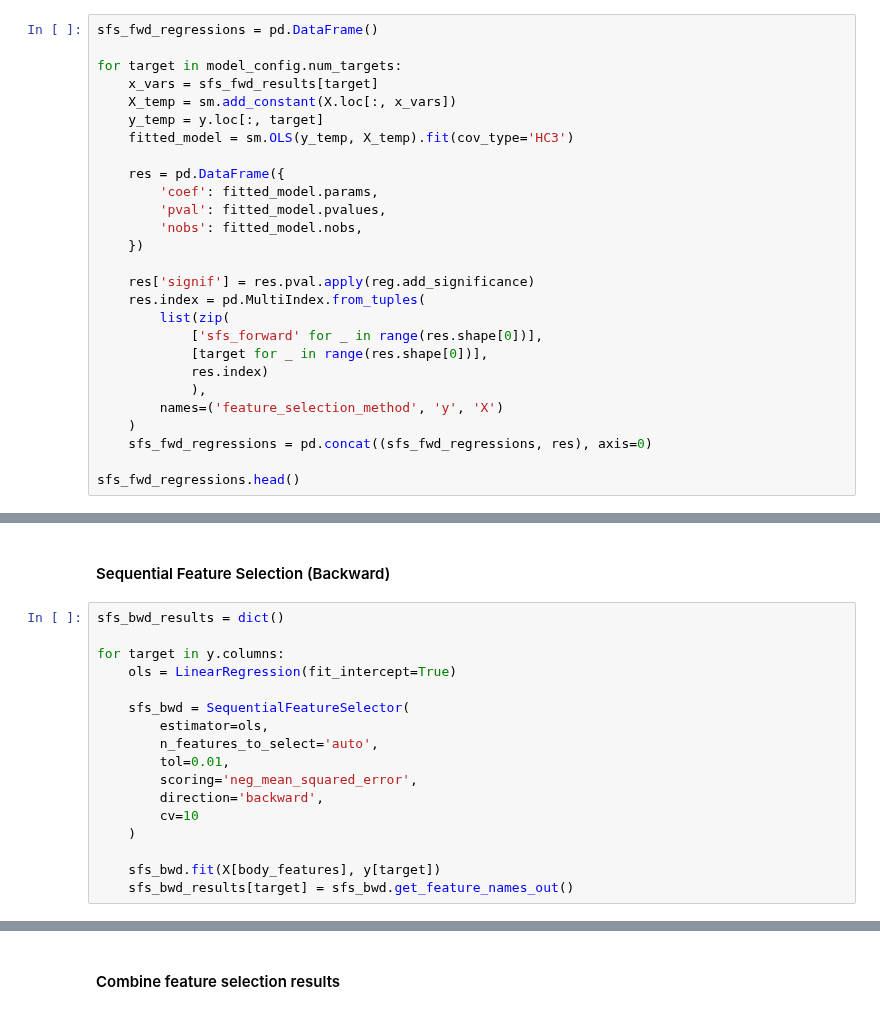
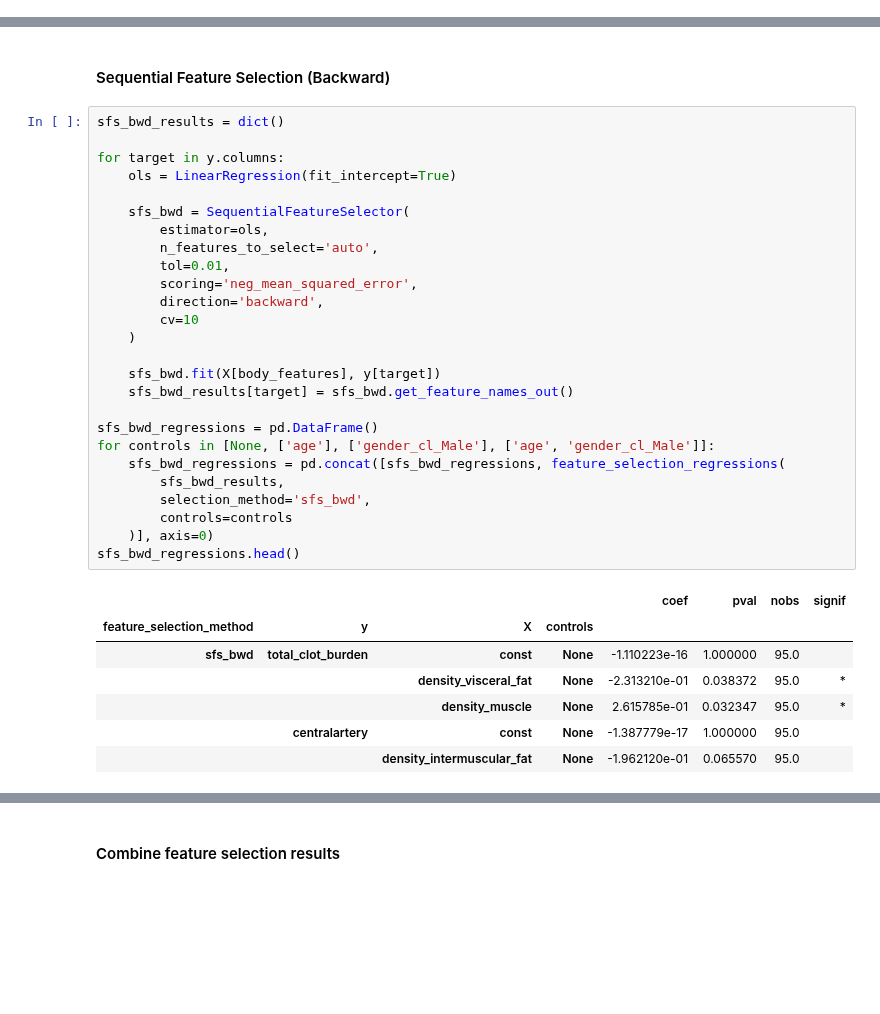
Before and after one commit to qaust/iCPET, a Jupyter notebook: src/ols.ipynb, the cells around one changed output, grey strips where cells are left out. Saved outputs shown, nothing was run; the diff lists cells and outputs as text; blank space fills up the shorter version.

```diff
--- a/src/ols.ipynb
+++ b/src/ols.ipynb
@@ -349,27 +380,0 @@ for target in y.columns:
-# %%
-sfs_fwd_regressions = pd.DataFrame()
-
-for target in model_config.num_targets:
-	x_vars = sfs_fwd_results[target]
-	X_temp = sm.add_constant(X.loc[:, x_vars])
-	y_temp = y.loc[:, target]
-	fitted_model = sm.OLS(y_temp, X_temp).fit(cov_type='HC3')
-
-	res = pd.DataFrame({
-		'coef': fitted_model.params,
-		'pval': fitted_model.pvalues,
-		'nobs': fitted_model.nobs,
-	})
-
-	res['signif'] = res.pval.apply(reg.add_significance)
-	res.index = pd.MultiIndex.from_tuples(
-		list(zip(
-            ['sfs_forward' for _ in range(res.shape[0])],
-            [target for _ in range(res.shape[0])],
-            res.index)
-            ),
-		names=('feature_selection_method', 'y', 'X')
-	)
-	sfs_fwd_regressions = pd.concat((sfs_fwd_regressions, res), axis=0)
-
-sfs_fwd_regressions.head()
@@ -386,17 +383,34 @@ sfs_fwd_regressions.head()
 # %%
 sfs_bwd_results = dict()
 
 for target in y.columns:
 	ols = LinearRegression(fit_intercept=True)
 
 	sfs_bwd = SequentialFeatureSelector(
 		estimator=ols,
 		n_features_to_select='auto',
 		tol=0.01,
 		scoring='neg_mean_squared_error',
 		direction='backward',
 		cv=10
 	)
 
 	sfs_bwd.fit(X[body_features], y[target])
 	sfs_bwd_results[target] = sfs_bwd.get_feature_names_out()
+
+sfs_bwd_regressions = pd.DataFrame()
+for controls in [None, ['age'], ['gender_cl_Male'], ['age', 'gender_cl_Male']]:
+    sfs_bwd_regressions = pd.concat([sfs_bwd_regressions, feature_selection_regressions(
+        sfs_bwd_results,
+        selection_method='sfs_bwd',
+        controls=controls
+    )], axis=0)
+sfs_bwd_regressions.head()
+# %% [output]
+|  |  |  |  | coef | pval | nobs | signif |
+| feature_selection_method | y | X | controls |  |  |  |  |
+| sfs_bwd | total_clot_burden | const | None | -1.110223e-16 | 1.000000 | 95.0 |  |
+|  |  | density_visceral_fat | None | -2.313210e-01 | 0.038372 | 95.0 | * |
+|  |  | density_muscle | None | 2.615785e-01 | 0.032347 | 95.0 | * |
+|  | centralartery | const | None | -1.387779e-17 | 1.000000 | 95.0 |  |
+|  |  | density_intermuscular_fat | None | -1.962120e-01 | 0.065570 | 95.0 |  |
```
Also changed, not shown: parts of 33 cells of this notebook, 5 other files.
